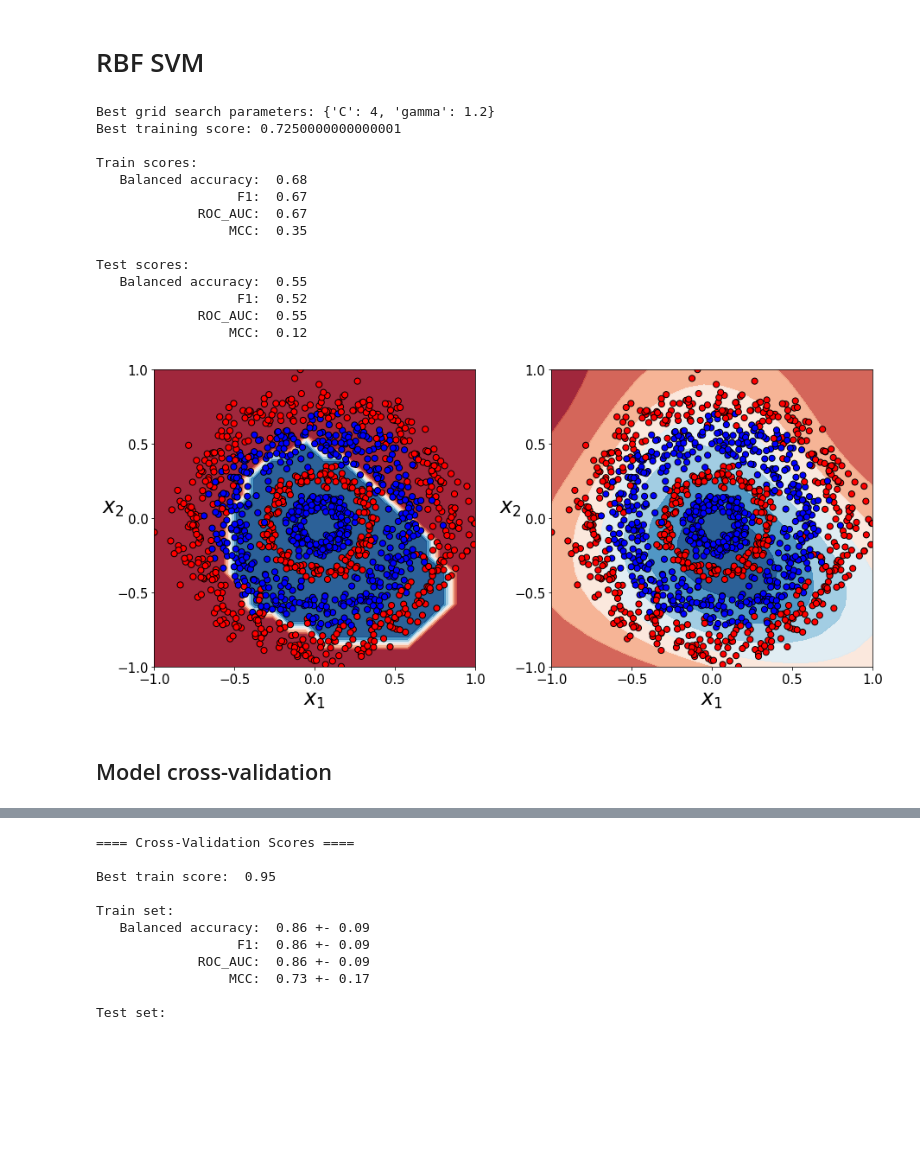
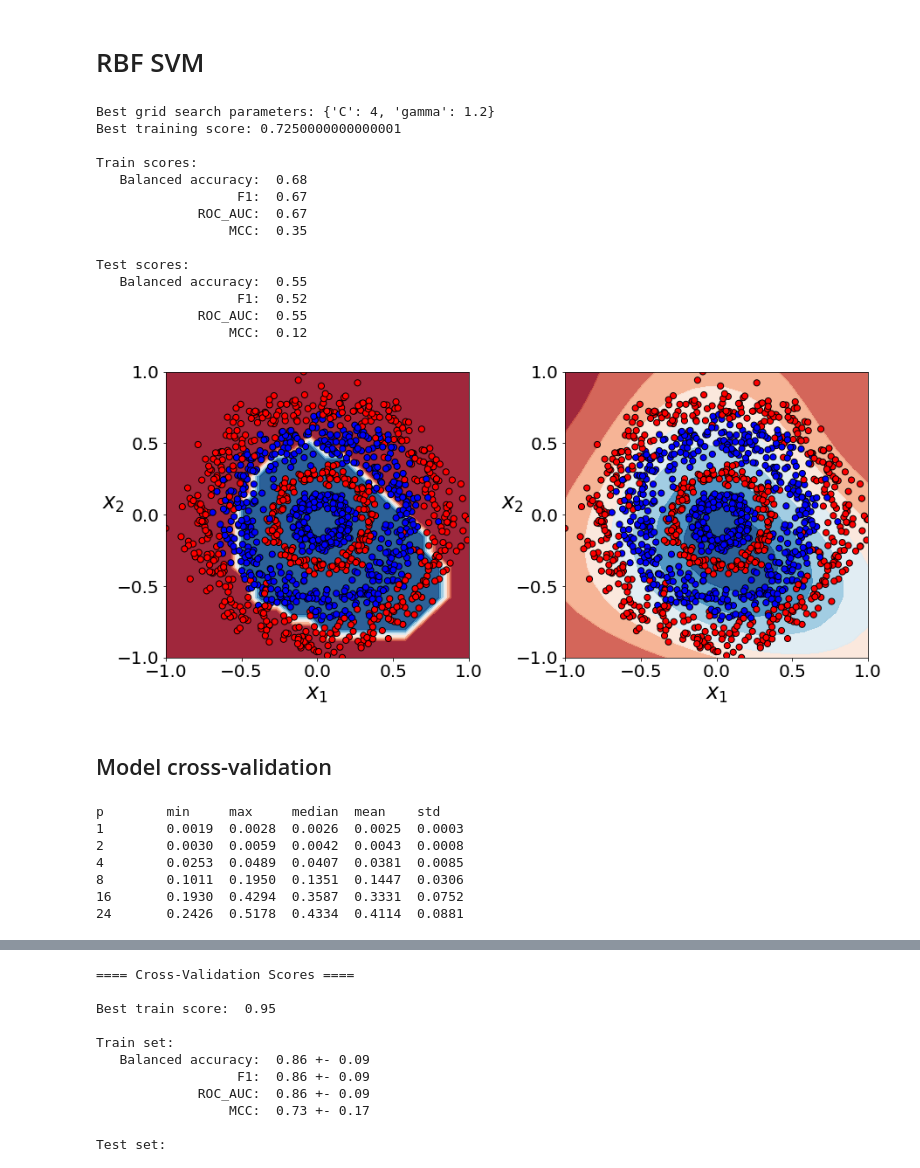
Before and after one commit to DmitriiNabok/QuantumKernelSupportVectorMachine, a Jupyter notebook: results/folded_circles-qke-hyper.ipynb, the cells around one changed output, grey strips where cells are left out. Saved outputs shown, nothing was run; the diff lists cells and outputs as text; code cells hidden in the pictures; blank space fills up the shorter version.

```diff
--- a/results/folded_circles-qke-hyper.ipynb
+++ b/results/folded_circles-qke-hyper.ipynb
@@ -116,33 +116,42 @@ print('Best grid search parameters:', clf.best_params_)
 print('Best training score:', clf.best_score_)
 
 train_scores = get_scores(clf.best_estimator_, X_train, y_train)
 print_scores(train_scores, title='Train scores:')
 
 test_scores  = get_scores(clf.best_estimator_, X_test,  y_test)
 print_scores(test_scores, title='Test scores:')
 
+# fig, (ax1, ax2) = plt.subplots(1, 2, figsize=(13, 6))
+# plot_predictions(clf.best_estimator_, ax1, axes, N=20)
+# plot_dataset(X, y, ax1, axes)
+# plot_decisions(clf.best_estimator_, ax2, axes, N=20)
+# plot_dataset(X, y, ax2, axes)
+# plt.tight_layout()
+# plt.show()
+
+plt.rcParams['font.size'] = 20
 fig, (ax1, ax2) = plt.subplots(1, 2, figsize=(13, 6))
 plot_predictions(clf.best_estimator_, ax1, axes, N=20)
 plot_dataset(X, y, ax1, axes)
 plot_decisions(clf.best_estimator_, ax2, axes, N=20)
 plot_dataset(X, y, ax2, axes)
 plt.tight_layout()
 plt.show()
 # %% [output]
 Best grid search parameters: {'C': 4, 'gamma': 1.2}
 Best training score: 0.7250000000000001
 
 Train scores:
    Balanced accuracy:  0.68
                   F1:  0.67
              ROC_AUC:  0.67
                  MCC:  0.35
 
 Test scores:
    Balanced accuracy:  0.55
                   F1:  0.52
              ROC_AUC:  0.55
                  MCC:  0.12
-[figure, old version]
+[figure, new version]
 # %% [markdown]
 ## Model cross-validation
@@ -148,0 +171,15 @@ Test scores:
+# %%
+print(f"p\t min\t max\t median\t mean\t std")
+stat = []
+for p, v in data_x_opt.items():
+    print(f"{p}\t {np.min(v):.4f}\t {np.max(v):.4f}\t {np.median(v):.4f}\t {np.mean(v):.4f}\t {np.std(v):.4f}\t")
+    stat.append([p, np.mean(v), np.std(v)])
+hip_x_opt = np.array(stat)
+# %% [output]
+p        min     max     median  mean    std
+1        0.0019  0.0028  0.0026  0.0025  0.0003
+2        0.0030  0.0059  0.0042  0.0043  0.0008
+4        0.0253  0.0489  0.0407  0.0381  0.0085
+8        0.1011  0.1950  0.1351  0.1447  0.0306
+16       0.1930  0.4294  0.3587  0.3331  0.0752
+24       0.2426  0.5178  0.4334  0.4114  0.0881
```
Also changed, not shown: parts of 5 cells of this notebook, 6 other files.
